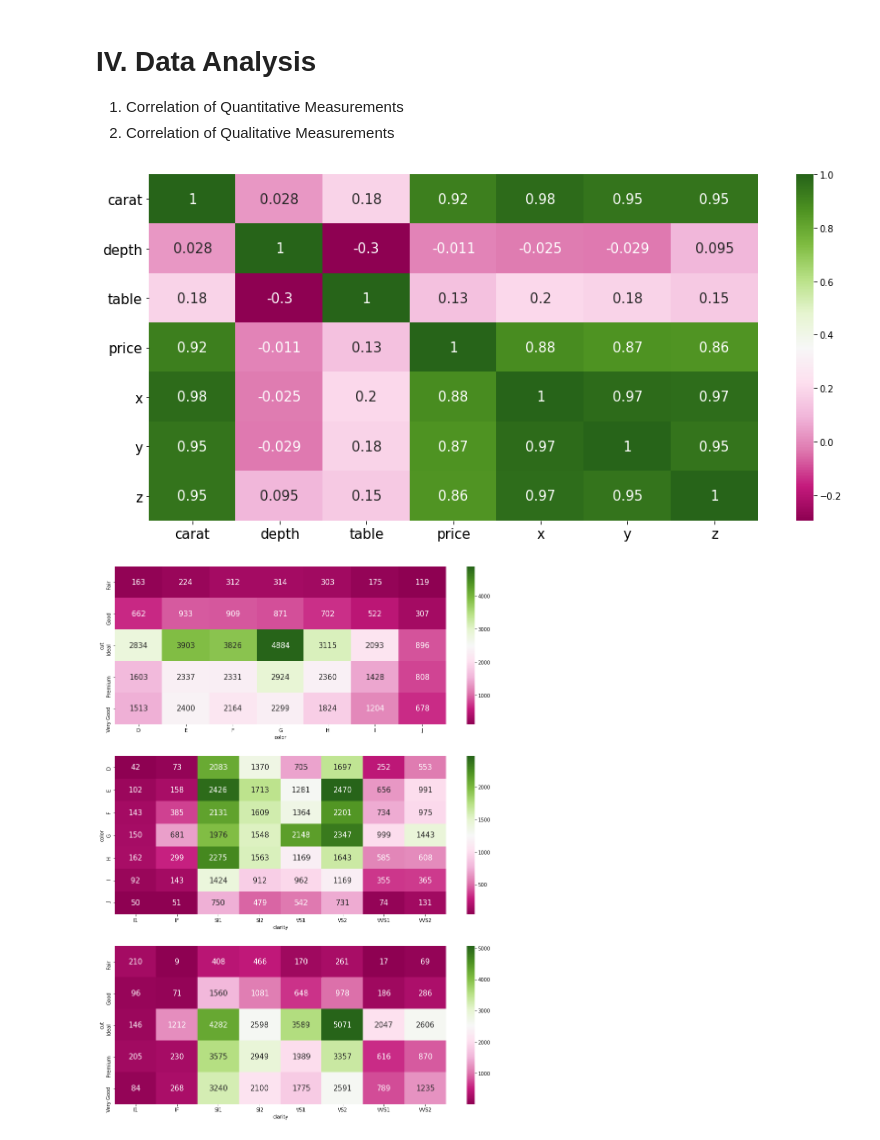
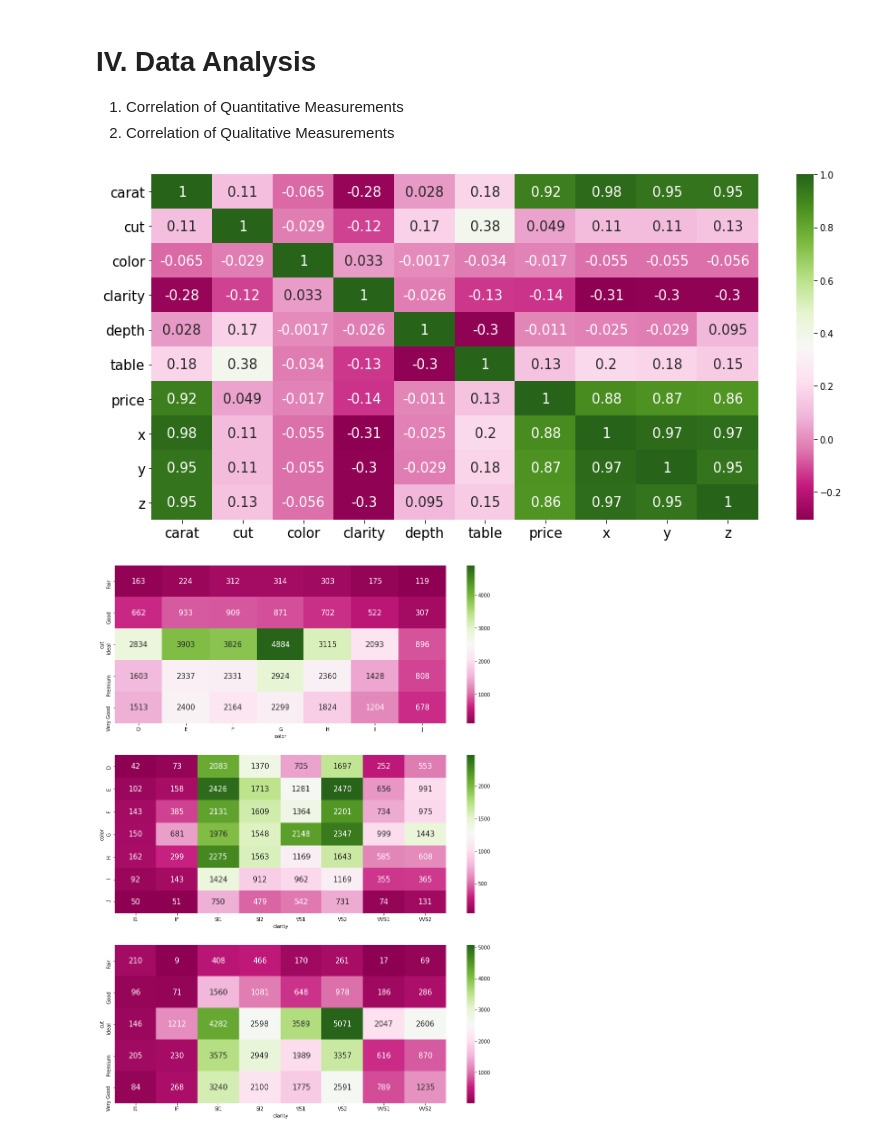
Before and after one commit to venuslu5499/CSELEC4C_Project, a Jupyter notebook: CORPUS_LU_CSELEC4C_FINALS.ipynb, the cells around one changed output. Saved outputs shown, nothing was run; the diff lists cells and outputs as text; code cells hidden in the pictures.

Commit message:
added regression model and changed qualitative data to quantitative

```diff
--- a/CORPUS_LU_CSELEC4C_FINALS.ipynb
+++ b/CORPUS_LU_CSELEC4C_FINALS.ipynb
@@ -132,12 +153,12 @@ unique_values
 # %%
 fig, ax = plt.subplots(figsize=[15, 7])
 corr=cleaned_dataset.corr()
 sns.heatmap(corr, xticklabels=corr.columns, yticklabels=corr.columns, ax=ax, cmap="PiYG", annot=True, annot_kws={"fontsize":15})
-ax.set_yticklabels(labels=features_quanti, size=15, rotation=0)
-ax.set_xticklabels(labels=features_quanti, size=15)
+ax.set_yticklabels(labels=features, size=15, rotation=0)
+ax.set_xticklabels(labels=features, size=15)
 plt.show()
 # %% [output]
-[figure, old version]
+[figure, new version]
 # %%
 fig, (ax1, ax2, ax3) = plt.subplots(3, 1, figsize=[15, 20])
 sns.heatmap(pd.crosstab(cleaned_dataset['cut'], cleaned_dataset['color']),cmap="PiYG", annot=True, annot_kws={"fontsize":15}, fmt="g", ax=ax1)
```
Also changed, not shown: parts of 6 cells of this notebook.
